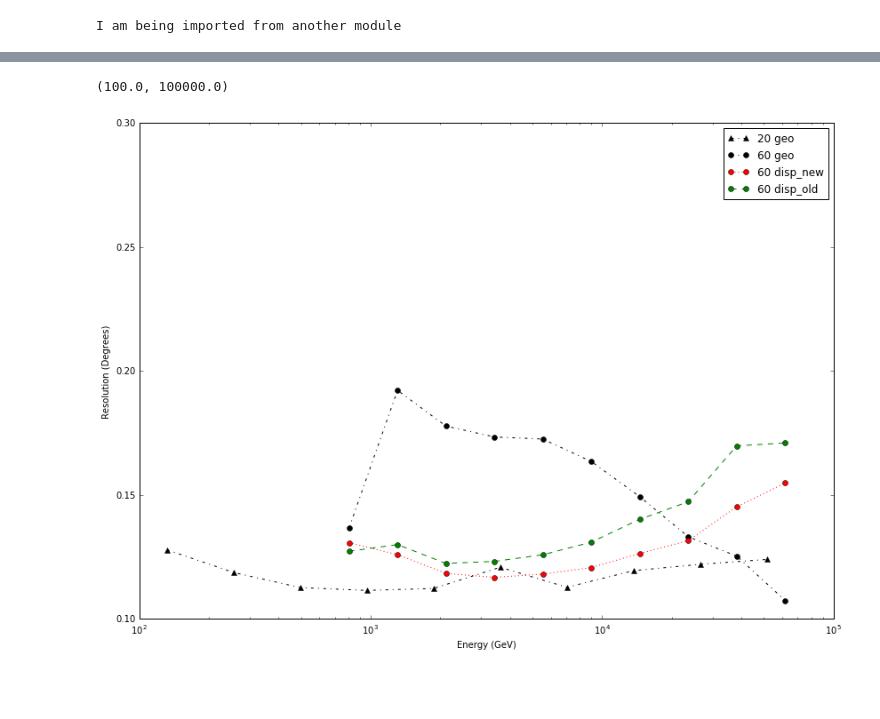
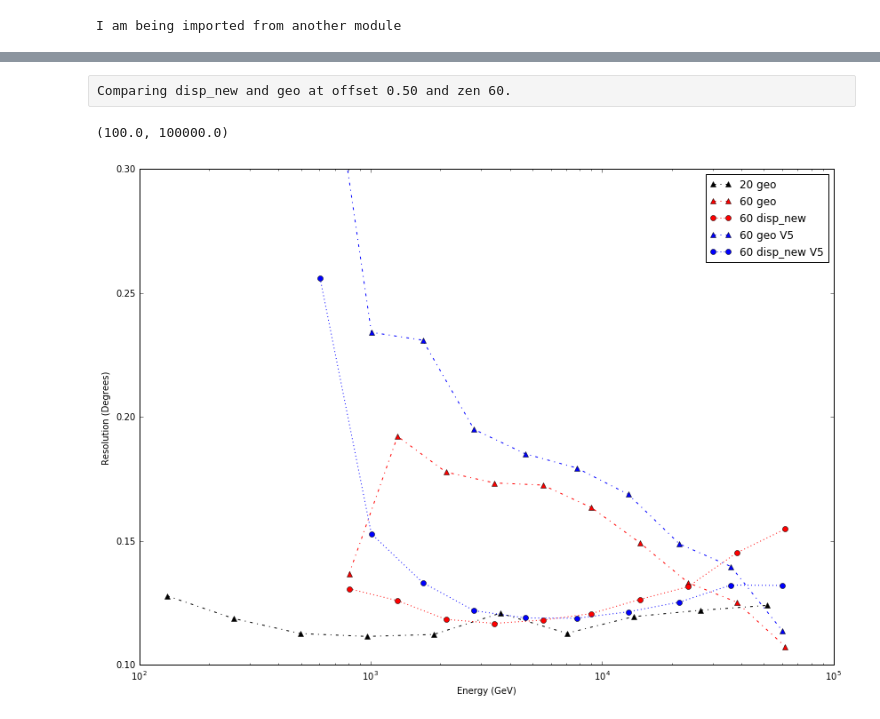
Before and after one commit to VERITAS-Nevis/Vegas_Nevis_scripts, a Jupyter notebook: Disp Validation.ipynb, the cells around one changed output, grey strips where cells are left out. Cells and saved outputs as stored; diff of their text form; code cells hidden in the pictures; blank space fills up the shorter version.

Commit message:
Newest plots UA and NA

```diff
--- a/Disp Validation.ipynb
+++ b/Disp Validation.ipynb
@@ -12,10 +12,25 @@ filename3 = "/a/home/tehanu/dribeiro/Analysis/CrabSim/runlists/Classes/Results_d
 d_dold=data_struc(filename3)
 p_dold=plotResolutions(d_dold)
 
+filename_na = "/a/home/tehanu/dribeiro/Analysis/CrabSim/runlists/Classes/Results_geo_na.txt"
+d_na=data_struc(filename_na)
+p_na=plotResolutions(d_na)
+filename2_na = "/a/home/tehanu/dribeiro/Analysis/CrabSim/runlists/Classes/Results_disp_new_na.txt"
+d_dnew_na=data_struc(filename2_na)
+p_dnew_na=plotResolutions(d_dnew_na)
+filename3_na = "/a/home/tehanu/dribeiro/Analysis/CrabSim/runlists/Classes/Results_disp_old_na.txt"
+d_dold_na=data_struc(filename3_na)
+p_dold_na=plotResolutions(d_dold_na)
+
 p.set_linestyle('-.')
 p_dnew.set_linestyle(':')
 p_dold.set_linestyle('--')
 
+p_na.set_linestyle('-.')
+p_dnew_na.set_linestyle(':')
+p_dold_na.set_linestyle('--')
+
+
 noise=350
 # %% [output]
 I am being imported from another module
@@ -278,9 +37,16 @@ plt.ylim([0.1,0.30])
+# %% [raw]
+Comparing disp_new and geo at offset 0.50 and zen 60.
 # %%
 p.single_zenith(20,50,noise,"res",marker="^")
-p.single_zenith(60,50,noise,"res")
-p_dnew.single_zenith(60,50,noise,"res",color='r')
-p_dold.single_zenith(60,50,noise,"res",color='g')
+p.single_zenith(60,50,noise,"res",color='r',marker="^")
+p_dnew.single_zenith(60,50,noise,"res",color='r',marker="o")
+#p_dold.single_zenith(60,50,noise,"res",color='r',marker="x")
+
+p_na.single_zenith(60,50,noise,"res",color='b',marker="^",extra_label="V5")
+p_dnew_na.single_zenith(60,50,noise,"res",color='b',marker="o",extra_label="V5")
+#p_dold_na.single_zenith(60,50,noise,"res",color='g',marker="x")
+
 plt.xlim([1e2,1e5])
 # %% [output]
 (100.0, 100000.0)
-[figure, old version]
+[figure, new version]
```
Also changed, not shown: parts of 60 cells of this notebook, 2 other files.
